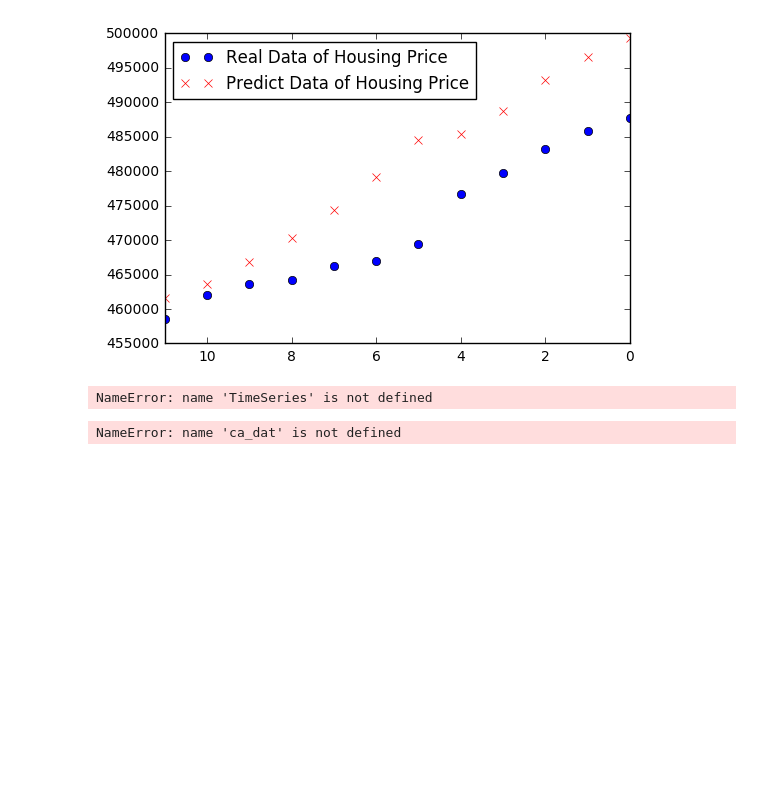
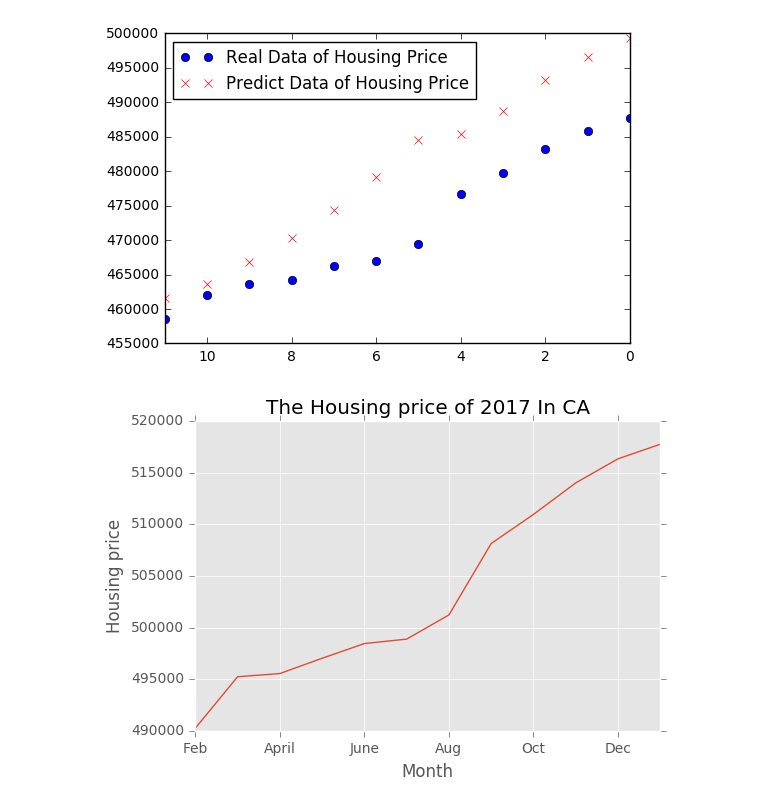
Before and after one commit to lizhihao1212/Final-Project, a Jupyter notebook: project.ipynb, the cells around one changed output. Cells and saved outputs as stored; diff of their text form; code cells hidden in the pictures; blank space fills up the shorter version.

```diff
--- a/project.ipynb
+++ b/project.ipynb
@@ -92,25 +112,18 @@ plt.show()
 # %% [output]
 [figure]
 # %%
-ca_dat = pd.DataFrame(TimeSeries(ca))
-da_dat_TR = pd.DataFrame(TimeSeries(find("00001","S","SPY")))
+ca_dat = pd.DataFrame(TimeSeries(ca)[0])
+da_dat_TR = pd.DataFrame(TimeSeries(find("00001","S","SPY"))[0])
 Mon = ["Feb","Mar","April","May","June","July","Aug","Sep","Oct","Nov","Dec","Jan"]
 ca_dat["Mon"] = Mon
 da_dat_TR["Mon"] = Mon
-# %% [output]
-NameError: name 'TimeSeries' is not defined
 # %%
-ca_dat.plot(x = "Mon",y = 0,kind = "bar")
+ca_dat.plot(x = "Mon",y = 0,kind = "line",legend = False)
 plt.xlabel("Month")
 plt.ylabel("Housing price")
 plt.title("The Housing price of 2017 In CA")
 plt.show()
-da_dat_TR.plot(x = "Mon",y = 0,kind = "bar")
-plt.xlabel("Month")
-plt.ylabel("Turn-over Rate")
-plt.title("The predict turn-over rate value of 2017 In CA")
-plt.show()
 # %% [output]
-NameError: name 'ca_dat' is not defined
+[figure, added]
 # %%
 Final_res_co = []
```
Also changed, not shown: parts of 13 cells of this notebook.
